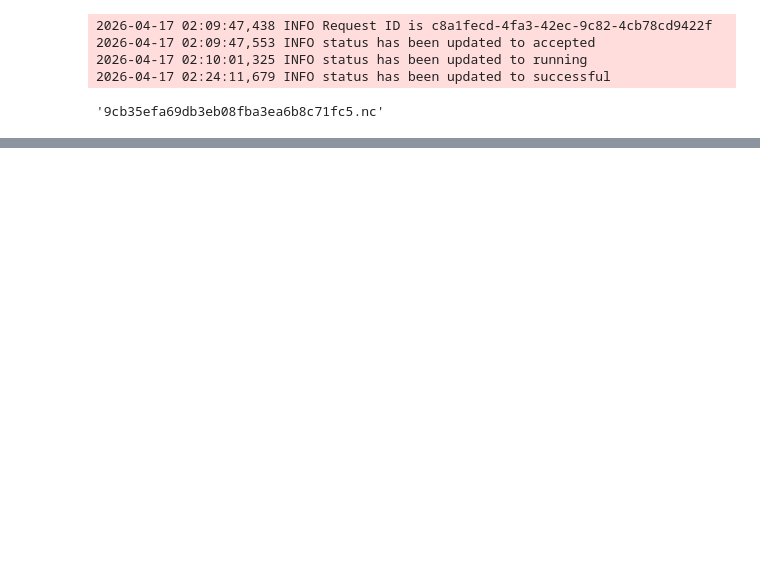
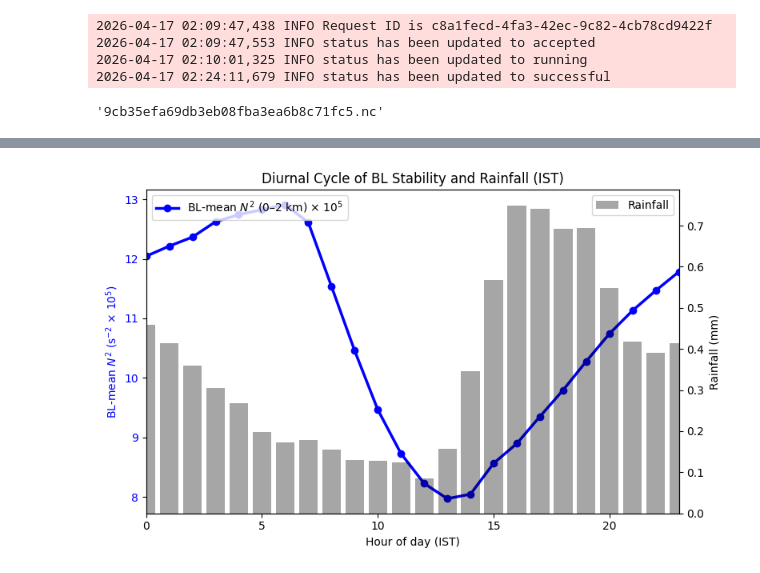
Before and after one commit to bidyutbg/ICTS_workshop, a Jupyter notebook: Bengalore_19May2025.ipynb, the cells around one changed output, grey strips where cells are left out. Cells and saved outputs as stored; diff of their text form; code cells hidden in the pictures; blank space fills up the shorter version.

```diff
--- a/Bengalore_19May2025.ipynb
+++ b/Bengalore_19May2025.ipynb
@@ -149,0 +397,58 @@ Data variables:
+# %%
+import numpy as np
+
+# Shift time to local IST (UTC + 5h30m)
+N2_bl_ist = N2_bl.assign_coords(
+    valid_time=N2_bl.valid_time + np.timedelta64(330, "m")
+)
+
+rain_ist = rain.assign_coords(
+    valid_time=rain.valid_time + np.timedelta64(330, "m")
+)
+# Re-plot diurnal cycle in IST
+N2_bl_diurnal_ist = (N2_bl_ist * 1e5).groupby("valid_time.hour").mean()
+rain_diurnal_ist = rain_ist.groupby("valid_time.hour").mean()
+
+#Plot
+import matplotlib.pyplot as plt
+
+fig, ax1 = plt.subplots(figsize=(8, 5))
+
+# ---- BL-mean N² diurnal cycle ----
+ax1.plot(
+    N2_bl_diurnal_ist["hour"],
+    N2_bl_diurnal_ist,
+    color="blue",
+    linewidth=2.5,
+    marker="o",
+    label=r"BL-mean $N^2$ (0–2 km) × 10$^5$"
+)
+
+ax1.set_xlabel("Hour of day (IST)")
+ax1.set_ylabel(r"BL-mean $N^2$ (s$^{-2}$ × 10$^5$)", color="blue")
+ax1.tick_params(axis="y", labelcolor="blue")
+ax1.set_xlim(0, 23)
+
+# ---- Rainfall diurnal cycle ----
+ax2 = ax1.twinx()
+ax2.bar(
+    rain_diurnal_ist["hour"],
+    rain_diurnal_ist,
+    color="black",
+    alpha=0.35,
+    width=0.8,
+    label="Rainfall"
+)
+
+ax2.set_ylabel("Rainfall (mm)", color="black")
+ax2.tick_params(axis="y", labelcolor="black")
+
+# Legends and title
+ax1.legend(loc="upper left")
+ax2.legend(loc="upper right")
+ax1.set_title("Diurnal Cycle of BL Stability and Rainfall (IST)")
+
+plt.tight_layout()
+plt.show()
+# %% [output]
+[figure, added]
```
Also changed, not shown: parts of 27 cells of this notebook.
